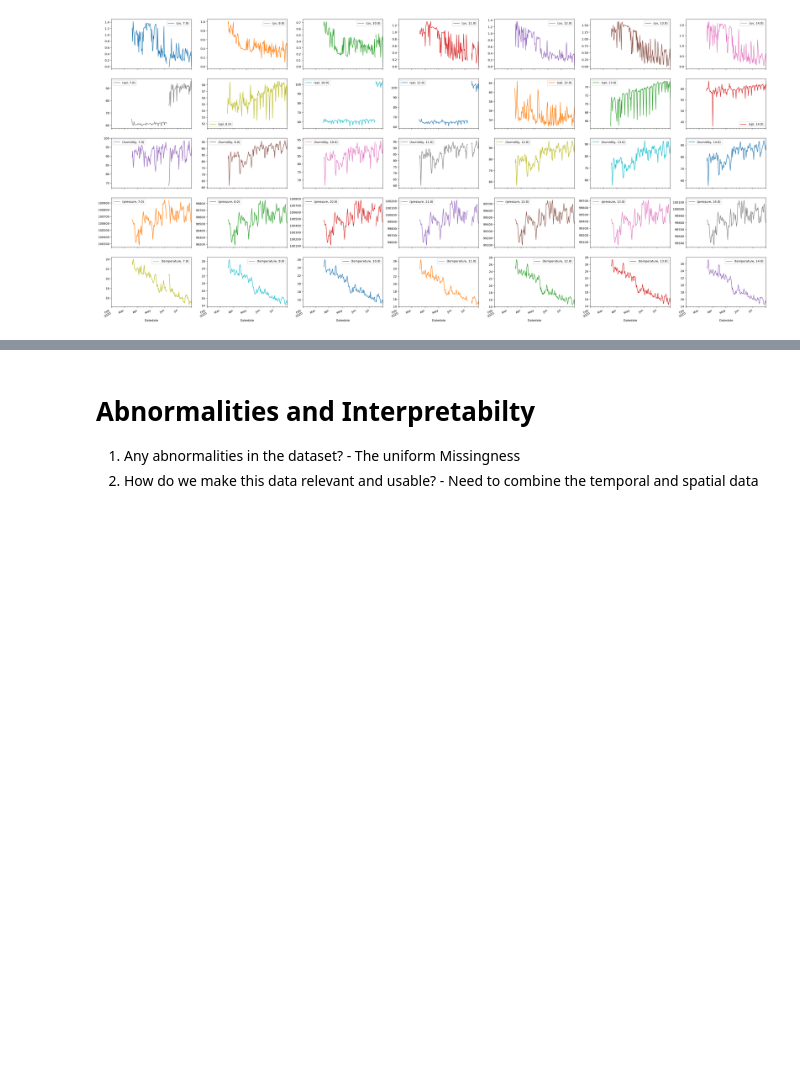
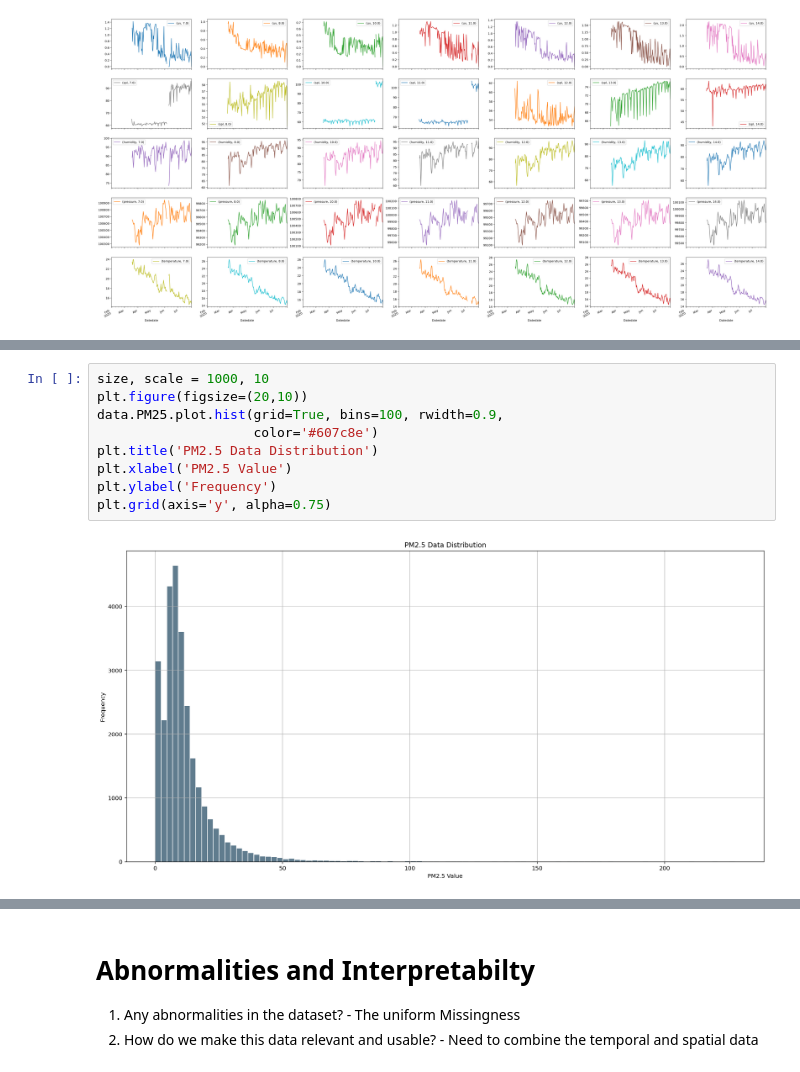
Before and after one commit to shubhobm/unicef-dssg, a Jupyter notebook: src/notebooks/Peru_Atmospheric_Data_Analysis_Data_Cleaning_and_Missingness_Visualization.ipynb, the cells around one changed output, grey strips where cells are left out. Cells and saved outputs as stored; diff of their text form; blank space fills up the shorter version.

```diff
--- a/src/notebooks/Peru_Atmospheric_Data_Analysis_Data_Cleaning_and_Missingness_Visualization.ipynb
+++ b/src/notebooks/Peru_Atmospheric_Data_Analysis_Data_Cleaning_and_Missingness_Visualization.ipynb
@@ -349,0 +397,11 @@ plt.show()
+# %%
+size, scale = 1000, 10
+plt.figure(figsize=(20,10))
+data.PM25.plot.hist(grid=True, bins=100, rwidth=0.9,
+                    color='#607c8e')
+plt.title('PM2.5 Data Distribution')
+plt.xlabel('PM2.5 Value')
+plt.ylabel('Frequency')
+plt.grid(axis='y', alpha=0.75)
+# %% [output]
+[figure, added]
```
Also changed, not shown: parts of 75 cells of this notebook.
